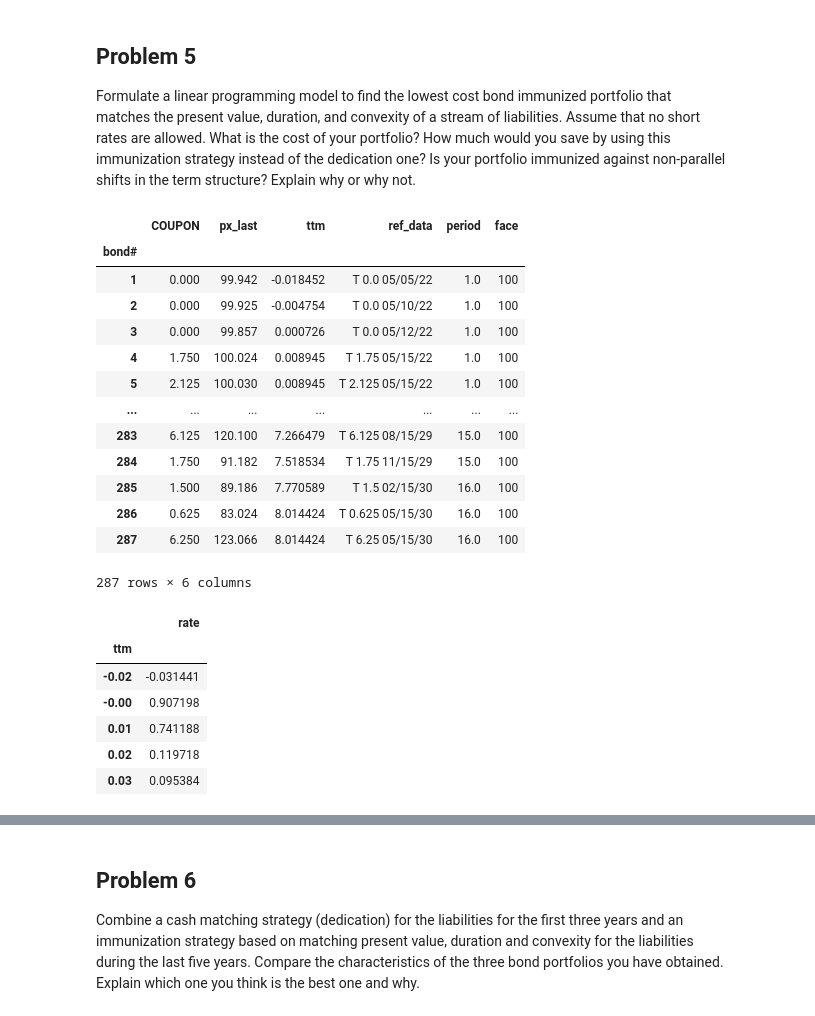
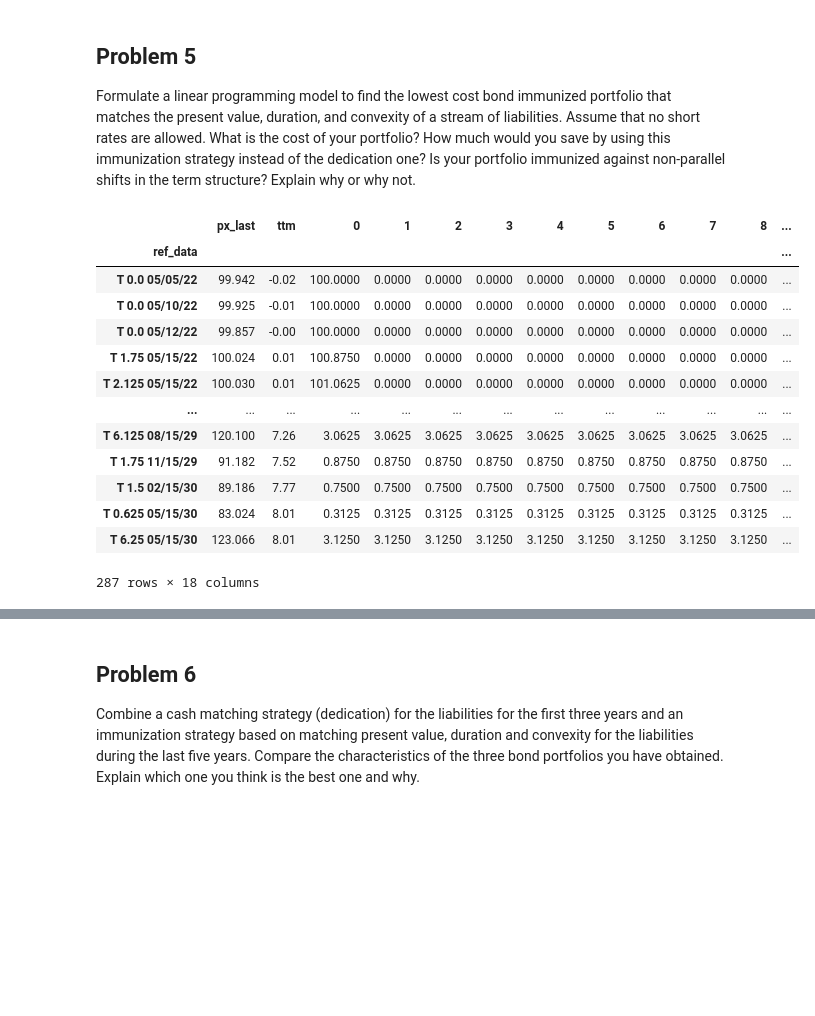
Before and after one commit to jdean53/finops_casestudy, a Jupyter notebook: bond_project.ipynb, the cells around one changed output, grey strips where cells are left out. Saved outputs shown, nothing was run; the diff lists cells and outputs as text; code cells hidden in the pictures; blank space fills up the shorter version.

Commit message:
Problem 5 Solved
immunization done

```diff
--- a/bond_project.ipynb
+++ b/bond_project.ipynb
@@ -462,34 +513,47 @@ plt.legend(['Actual', 'Implied'])
 ## Problem 5
 
 Formulate a linear programming model to find the lowest cost bond immunized portfolio that matches the present value, duration, and convexity of a stream of liabilities. Assume that no short rates are allowed. What is the cost of your portfolio? How much would you save by using this immunization strategy instead of the dedication one? Is your portfolio immunized against non-parallel shifts in the term structure? Explain why or why not.
-# %%
-'''
-Data Manipulation
---- NEED TO MARRY TTM ROUNDED TO TWO DECIMAL TO THE BOND DATA FOR CALC DUR AND CONV
-'''
-possibilities
-# %% [output]
-|  | COUPON | px_last | ttm | ref_data | period | face |
-| bond# |  |  |  |  |  |  |
-| 1 | 0.000 | 99.942 | -0.018452 | T 0.0 05/05/22 | 1.0 | 100 |
-| 2 | 0.000 | 99.925 | -0.004754 | T 0.0 05/10/22 | 1.0 | 100 |
-| 3 | 0.000 | 99.857 | 0.000726 | T 0.0 05/12/22 | 1.0 | 100 |
-| 4 | 1.750 | 100.024 | 0.008945 | T 1.75 05/15/22 | 1.0 | 100 |
-| 5 | 2.125 | 100.030 | 0.008945 | T 2.125 05/15/22 | 1.0 | 100 |
-| ... | ... | ... | ... | ... | ... | ... |
-| 283 | 6.125 | 120.100 | 7.266479 | T 6.125 08/15/29 | 15.0 | 100 |
-| 284 | 1.750 | 91.182 | 7.518534 | T 1.75 11/15/29 | 15.0 | 100 |
-| 285 | 1.500 | 89.186 | 7.770589 | T 1.5 02/15/30 | 16.0 | 100 |
-| 286 | 0.625 | 83.024 | 8.014424 | T 0.625 05/15/30 | 16.0 | 100 |
-| 287 | 6.250 | 123.066 | 8.014424 | T 6.25 05/15/30 | 16.0 | 100 |
-287 rows × 6 columns
-# %%
-rates.head()
-# %% [output]
-|  | rate |
-| ttm |  |
-| -0.02 | -0.031441 |
-| -0.00 | 0.907198 |
-| 0.01 | 0.741188 |
-| 0.02 | 0.119718 |
-| 0.03 | 0.095384 |
+# %%
+'''
+Aggregates cashflow matrix and ref data for immunization
+---
+Puts cashflow matrix into a dataframe for merging
+merges possible bond ref data with cashflow matrix
+cleans resulting dataframe
+
+NOTE: MATH NEEDS WORK HERE BUT WE CAN FIGURE OUT
+from here: use ttm and col_num against calculated curve to find appropriate measure
+        pv_factor = exp{-rt} = exp{- () * (ttm)}
+'''
+cf_df = pd.DataFrame(cf_matrix, index=reversed(dec_var_names.to_list()))
+
+cf_df = pd.merge(                                                           # Combines possible bonds with cashflow matrix
+    left = possibilities,                                                   # possible bonds - SAME DF AS DEDICATION
+    right = cf_df,                                                          # Cashflow matrix - NP ARRAY FROM DEDICATION AS DF FOR MERGING
+    how='inner',                                                            # Catches any missed bonds on merge
+    left_on='ref_data',                                                     # possibilities not indexed by bond name - CHAZ IS THIS SOMETHING WE CAN ADJUST OR NO?????????????????????
+    right_index=True                                                        # Casflow df indexed by bond name
+)
+
+cf_df = (cf_df
+            .drop(['COUPON','period','face'],axis=1)                        # Drops unnecessary ref data
+            .set_index('ref_data')                                          # Sets index to bond name
+            .round({'ttm':round_to})                                        # rounds time to maturity to 2 decimal places -- allows use of derived term structure (indexed by hundredths)
+        )
+
+cf_df
+# %% [output]
+|  | px_last | ttm | 0 | 1 | 2 | 3 | 4 | 5 | 6 | 7 | 8 | ... |
+| ref_data |  |  |  |  |  |  |  |  |  |  |  | ... |
+| T 0.0 05/05/22 | 99.942 | -0.02 | 100.0000 | 0.0000 | 0.0000 | 0.0000 | 0.0000 | 0.0000 | 0.0000 | 0.0000 | 0.0000 | ... |
+| T 0.0 05/10/22 | 99.925 | -0.01 | 100.0000 | 0.0000 | 0.0000 | 0.0000 | 0.0000 | 0.0000 | 0.0000 | 0.0000 | 0.0000 | ... |
+| T 0.0 05/12/22 | 99.857 | -0.00 | 100.0000 | 0.0000 | 0.0000 | 0.0000 | 0.0000 | 0.0000 | 0.0000 | 0.0000 | 0.0000 | ... |
+| T 1.75 05/15/22 | 100.024 | 0.01 | 100.8750 | 0.0000 | 0.0000 | 0.0000 | 0.0000 | 0.0000 | 0.0000 | 0.0000 | 0.0000 | ... |
+| T 2.125 05/15/22 | 100.030 | 0.01 | 101.0625 | 0.0000 | 0.0000 | 0.0000 | 0.0000 | 0.0000 | 0.0000 | 0.0000 | 0.0000 | ... |
+| ... | ... | ... | ... | ... | ... | ... | ... | ... | ... | ... | ... | ... |
+| T 6.125 08/15/29 | 120.100 | 7.26 | 3.0625 | 3.0625 | 3.0625 | 3.0625 | 3.0625 | 3.0625 | 3.0625 | 3.0625 | 3.0625 | ... |
+| T 1.75 11/15/29 | 91.182 | 7.52 | 0.8750 | 0.8750 | 0.8750 | 0.8750 | 0.8750 | 0.8750 | 0.8750 | 0.8750 | 0.8750 | ... |
+| T 1.5 02/15/30 | 89.186 | 7.77 | 0.7500 | 0.7500 | 0.7500 | 0.7500 | 0.7500 | 0.7500 | 0.7500 | 0.7500 | 0.7500 | ... |
+| T 0.625 05/15/30 | 83.024 | 8.01 | 0.3125 | 0.3125 | 0.3125 | 0.3125 | 0.3125 | 0.3125 | 0.3125 | 0.3125 | 0.3125 | ... |
+| T 6.25 05/15/30 | 123.066 | 8.01 | 3.1250 | 3.1250 | 3.1250 | 3.1250 | 3.1250 | 3.1250 | 3.1250 | 3.1250 | 3.1250 | ... |
+287 rows × 18 columns
```
Also changed, not shown: parts of 8 cells of this notebook.
